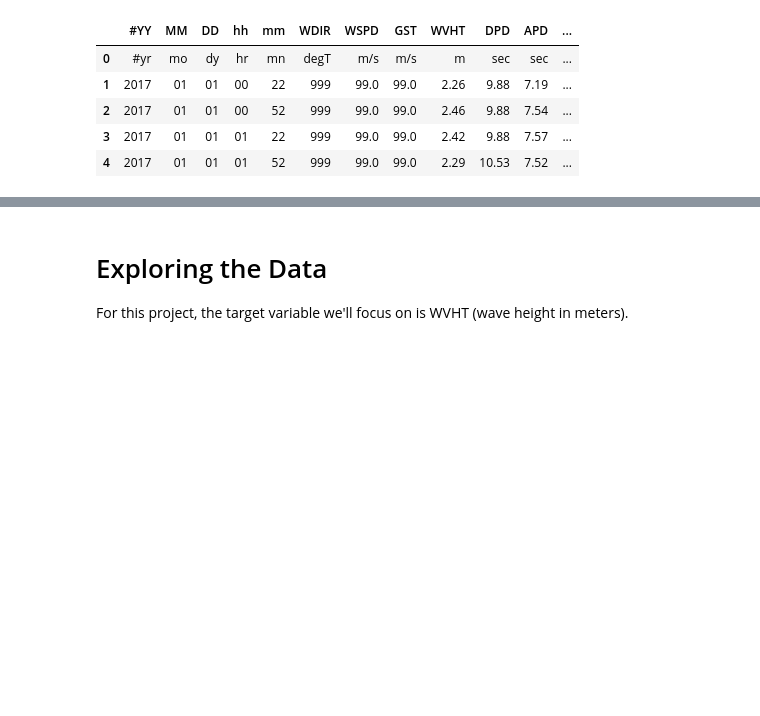
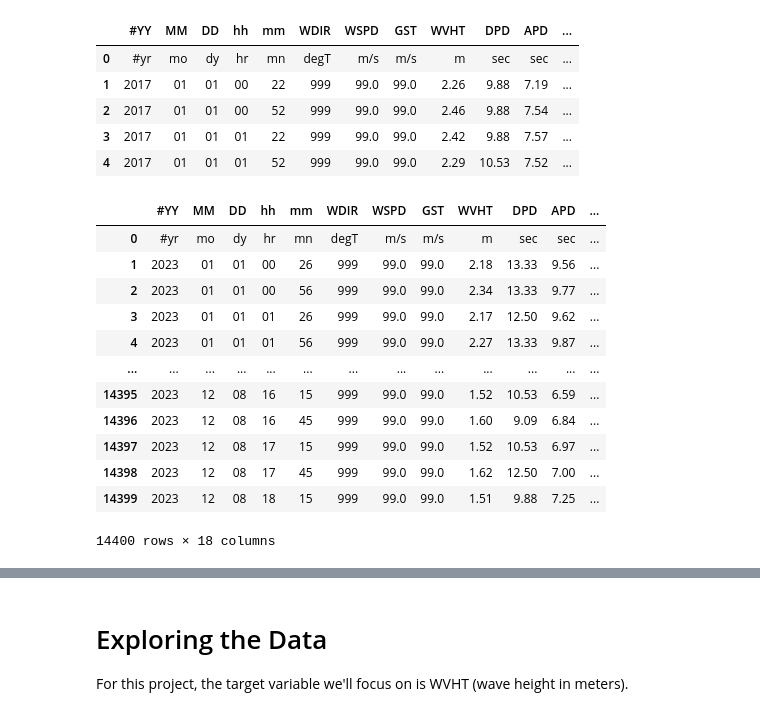
Before and after one commit to trachelle/SPICE-2024, a Jupyter notebook: waveheight_final_51208.ipynb, the cells around one changed output, grey strips where cells are left out. Cells and saved outputs as stored; diff of their text form; code cells hidden in the pictures; blank space fills up the shorter version.

```diff
--- a/waveheight_final_51208.ipynb
+++ b/waveheight_final_51208.ipynb
@@ -60,6 +80,12 @@ To load in our data, we use the pandas function read_csv to get the data directl
 A variable is a place/object where we can store information.
 # %%
 df1 = pd.read_csv('https://www.ndbc.noaa.gov/view_text_file.php?filename=51208h2017.txt.gz&dir=data/historical/stdmet/', delimiter= '\s+', index_col=False) # reading in the data
+# %%
+df_23 = pd.read_csv('https://www.ndbc.noaa.gov/view_text_file.php?filename=51208h2023.txt.gz&dir=data/historical/stdmet/', delimiter= '\s+', index_col=False) # reading in the data
+df_22 = pd.read_csv('https://www.ndbc.noaa.gov/view_text_file.php?filename=51208h2022.txt.gz&dir=data/historical/stdmet/', delimiter= '\s+', index_col=False) # reading in the data
+df_21 = pd.read_csv('https://www.ndbc.noaa.gov/view_text_file.php?filename=51208h2021.txt.gz&dir=data/historical/stdmet/', delimiter= '\s+', index_col=False) # reading in the data
+df_20 = pd.read_csv('https://www.ndbc.noaa.gov/view_text_file.php?filename=51208h2020.txt.gz&dir=data/historical/stdmet/', delimiter= '\s+', index_col=False) # reading in the data
+df_19 = pd.read_csv('https://www.ndbc.noaa.gov/view_text_file.php?filename=51208h2019.txt.gz&dir=data/historical/stdmet/', delimiter= '\s+', index_col=False) # reading in the data
 # %%
 df1.head() # looking at first 5 rows
 # %% [output]
@@ -69,3 +95,19 @@ df1.head() # looking at first 5 rows
 | 2 | 2017 | 01 | 01 | 00 | 52 | 999 | 99.0 | 99.0 | 2.46 | 9.88 | 7.54 | ... |
 | 3 | 2017 | 01 | 01 | 01 | 22 | 999 | 99.0 | 99.0 | 2.42 | 9.88 | 7.57 | ... |
 | 4 | 2017 | 01 | 01 | 01 | 52 | 999 | 99.0 | 99.0 | 2.29 | 10.53 | 7.52 | ... |
+# %%
+df_23
+# %% [output]
+|  | #YY | MM | DD | hh | mm | WDIR | WSPD | GST | WVHT | DPD | APD | ... |
+| 0 | #yr | mo | dy | hr | mn | degT | m/s | m/s | m | sec | sec | ... |
+| 1 | 2023 | 01 | 01 | 00 | 26 | 999 | 99.0 | 99.0 | 2.18 | 13.33 | 9.56 | ... |
+| 2 | 2023 | 01 | 01 | 00 | 56 | 999 | 99.0 | 99.0 | 2.34 | 13.33 | 9.77 | ... |
+| 3 | 2023 | 01 | 01 | 01 | 26 | 999 | 99.0 | 99.0 | 2.17 | 12.50 | 9.62 | ... |
+| 4 | 2023 | 01 | 01 | 01 | 56 | 999 | 99.0 | 99.0 | 2.27 | 13.33 | 9.87 | ... |
+| ... | ... | ... | ... | ... | ... | ... | ... | ... | ... | ... | ... | ... |
+| 14395 | 2023 | 12 | 08 | 16 | 15 | 999 | 99.0 | 99.0 | 1.52 | 10.53 | 6.59 | ... |
+| 14396 | 2023 | 12 | 08 | 16 | 45 | 999 | 99.0 | 99.0 | 1.60 | 9.09 | 6.84 | ... |
+| 14397 | 2023 | 12 | 08 | 17 | 15 | 999 | 99.0 | 99.0 | 1.52 | 10.53 | 6.97 | ... |
+| 14398 | 2023 | 12 | 08 | 17 | 45 | 999 | 99.0 | 99.0 | 1.62 | 12.50 | 7.00 | ... |
+| 14399 | 2023 | 12 | 08 | 18 | 15 | 999 | 99.0 | 99.0 | 1.51 | 9.88 | 7.25 | ... |
+14400 rows × 18 columns
```
Also changed, not shown: parts of 31 cells of this notebook.
